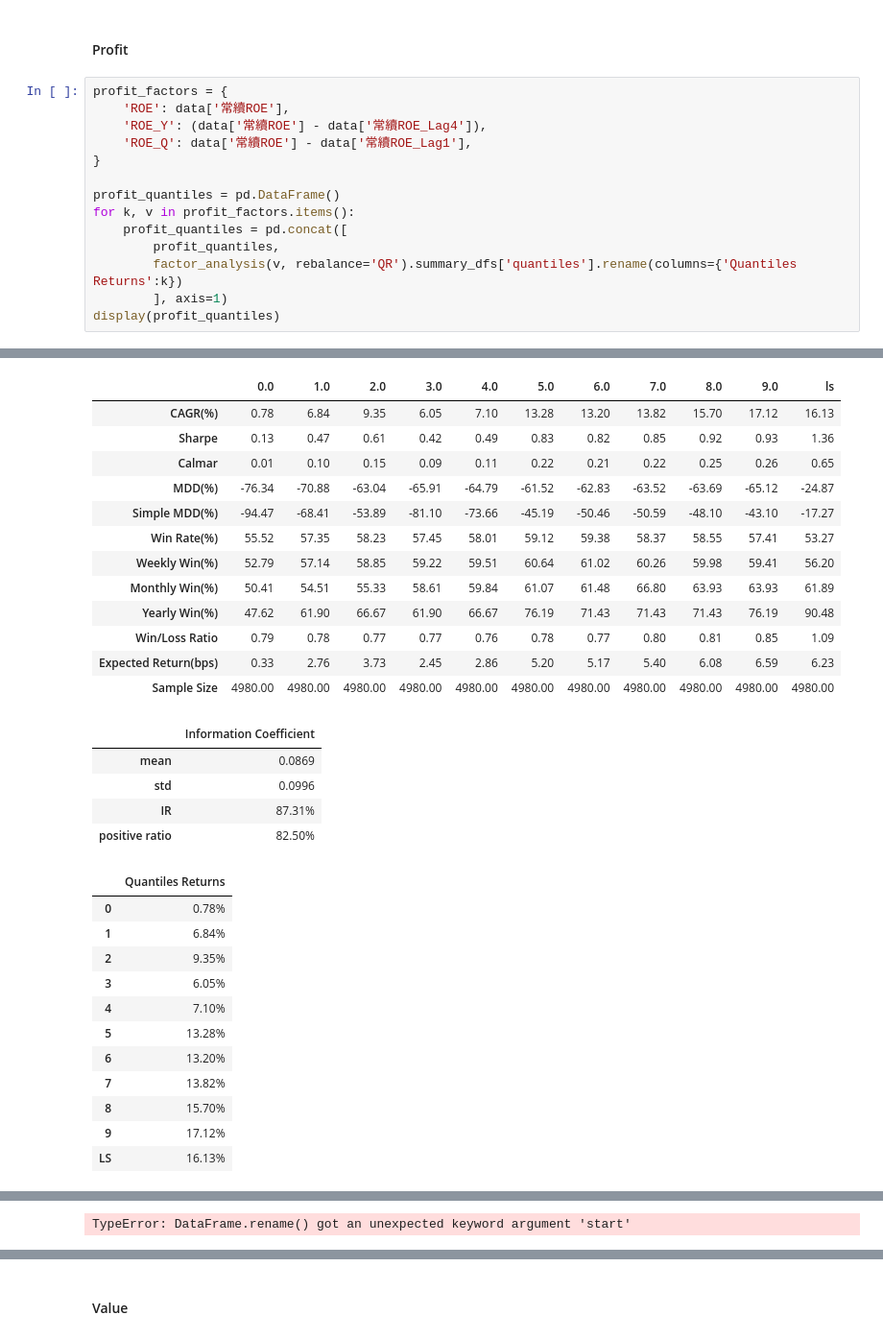
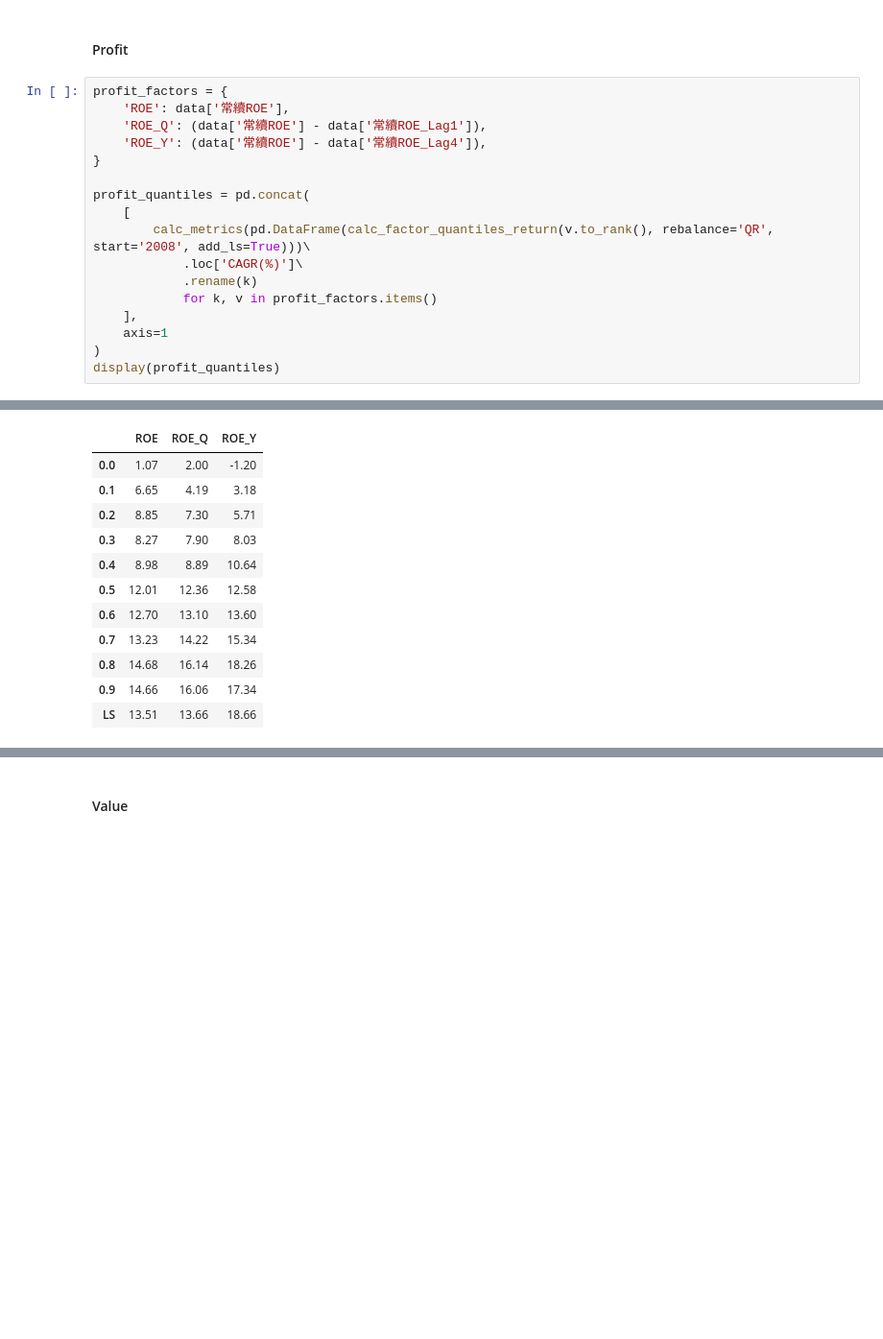
Before and after one commit to DeepLeek-quant/tw-3-factor, a Jupyter notebook: main.ipynb, the cells around one changed output, grey strips where cells are left out. Shown at 96% size. Cells and saved outputs as stored; diff of their text form; blank space fills up the shorter version.

```diff
--- a/main.ipynb
+++ b/main.ipynb
@@ -45,15 +43,18 @@ classic_tw3factor._plot_equity_curve()
 # %%
 profit_factors = {
     'ROE': data['常續ROE'],
+    'ROE_Q': (data['常續ROE'] - data['常續ROE_Lag1']),
     'ROE_Y': (data['常續ROE'] - data['常續ROE_Lag4']),
-    'ROE_Q': data['常續ROE'] - data['常續ROE_Lag1'],
 }
 
-profit_quantiles = pd.DataFrame()
-for k, v in profit_factors.items():
-    profit_quantiles = pd.concat([
-        profit_quantiles,
-        factor_analysis(v, rebalance='QR').summary_dfs['quantiles'].rename(columns={'Quantiles Returns':k})
-        ], axis=1)
+profit_quantiles = pd.concat(
+    [
+        calc_metrics(pd.DataFrame(calc_factor_quantiles_return(v.to_rank(), rebalance='QR', start='2008', add_ls=True)))\
+            .loc['CAGR(%)']\
+            .rename(k)
+            for k, v in profit_factors.items()
+    ],
+    axis=1
+)
 display(profit_quantiles)
 # %% [output]
@@ -63,30 +61,12 @@ display(profit_quantiles)
-|  | 0.0 | 1.0 | 2.0 | 3.0 | 4.0 | 5.0 | 6.0 | 7.0 | 8.0 | 9.0 | ls |
-| CAGR(%) | 0.78 | 6.84 | 9.35 | 6.05 | 7.10 | 13.28 | 13.20 | 13.82 | 15.70 | 17.12 | 16.13 |
-| Sharpe | 0.13 | 0.47 | 0.61 | 0.42 | 0.49 | 0.83 | 0.82 | 0.85 | 0.92 | 0.93 | 1.36 |
-| Calmar | 0.01 | 0.10 | 0.15 | 0.09 | 0.11 | 0.22 | 0.21 | 0.22 | 0.25 | 0.26 | 0.65 |
-| MDD(%) | -76.34 | -70.88 | -63.04 | -65.91 | -64.79 | -61.52 | -62.83 | -63.52 | -63.69 | -65.12 | -24.87 |
-| Simple MDD(%) | -94.47 | -68.41 | -53.89 | -81.10 | -73.66 | -45.19 | -50.46 | -50.59 | -48.10 | -43.10 | -17.27 |
-| Win Rate(%) | 55.52 | 57.35 | 58.23 | 57.45 | 58.01 | 59.12 | 59.38 | 58.37 | 58.55 | 57.41 | 53.27 |
-| Weekly Win(%) | 52.79 | 57.14 | 58.85 | 59.22 | 59.51 | 60.64 | 61.02 | 60.26 | 59.98 | 59.41 | 56.20 |
-| Monthly Win(%) | 50.41 | 54.51 | 55.33 | 58.61 | 59.84 | 61.07 | 61.48 | 66.80 | 63.93 | 63.93 | 61.89 |
-| Yearly Win(%) | 47.62 | 61.90 | 66.67 | 61.90 | 66.67 | 76.19 | 71.43 | 71.43 | 71.43 | 76.19 | 90.48 |
-| Win/Loss Ratio | 0.79 | 0.78 | 0.77 | 0.77 | 0.76 | 0.78 | 0.77 | 0.80 | 0.81 | 0.85 | 1.09 |
-| Expected Return(bps) | 0.33 | 2.76 | 3.73 | 2.45 | 2.86 | 5.20 | 5.17 | 5.40 | 6.08 | 6.59 | 6.23 |
-| Sample Size | 4980.00 | 4980.00 | 4980.00 | 4980.00 | 4980.00 | 4980.00 | 4980.00 | 4980.00 | 4980.00 | 4980.00 | 4980.00 |
+|  | ROE | ROE_Q | ROE_Y |
+| 0.0 | 1.07 | 2.00 | -1.20 |
+| 0.1 | 6.65 | 4.19 | 3.18 |
+| 0.2 | 8.85 | 7.30 | 5.71 |
+| 0.3 | 8.27 | 7.90 | 8.03 |
+| 0.4 | 8.98 | 8.89 | 10.64 |
+| 0.5 | 12.01 | 12.36 | 12.58 |
+| 0.6 | 12.70 | 13.10 | 13.60 |
+| 0.7 | 13.23 | 14.22 | 15.34 |
+| 0.8 | 14.68 | 16.14 | 18.26 |
+| 0.9 | 14.66 | 16.06 | 17.34 |
+| LS | 13.51 | 13.66 | 18.66 |
-|  | Information Coefficient |
-| mean | 0.0869 |
-| std | 0.0996 |
-| IR | 87.31% |
-| positive ratio | 82.50% |
-|  | Quantiles Returns |
-| 0 | 0.78% |
-| 1 | 6.84% |
-| 2 | 9.35% |
-| 3 | 6.05% |
-| 4 | 7.10% |
-| 5 | 13.28% |
-| 6 | 13.20% |
-| 7 | 13.82% |
-| 8 | 15.70% |
-| 9 | 17.12% |
-| LS | 16.13% |
@@ -103 +72,0 @@ display(profit_quantiles)
-TypeError: DataFrame.rename() got an unexpected keyword argument 'start'
```
Also changed, not shown: parts of 21 cells of this notebook, 16 other files.
